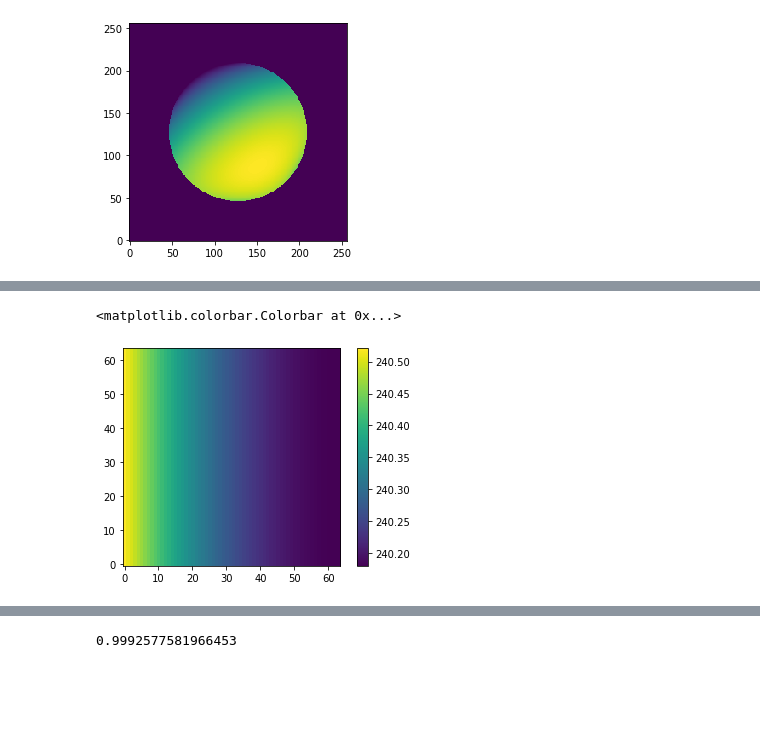
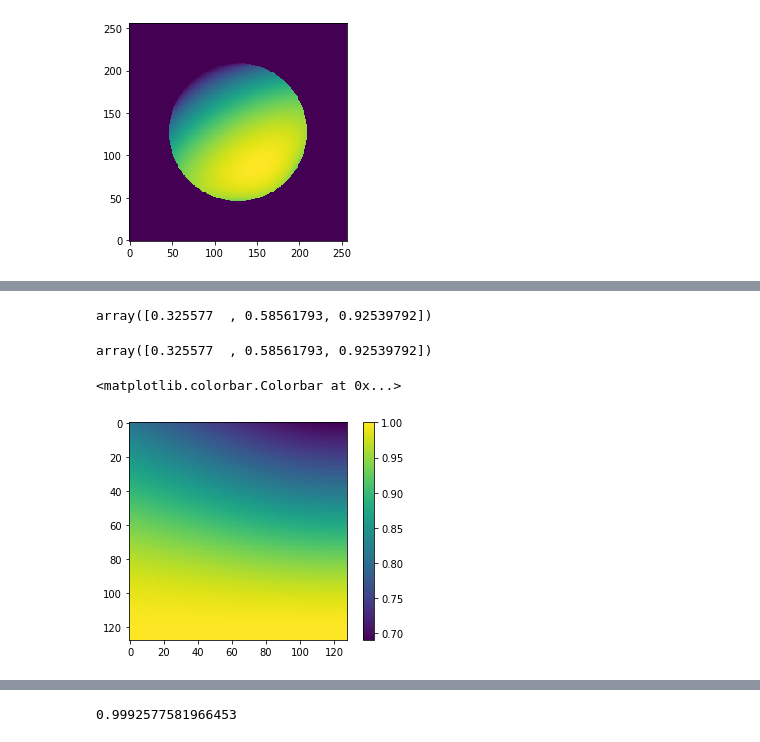
Before and after one commit to d8xa/XRD-TAF, a Jupyter notebook: Prototype 3D.ipynb, the cells around one changed output, grey strips where cells are left out. Saved outputs shown, nothing was run; the diff lists cells and outputs as text; code cells hidden in the pictures; blank space fills up the shorter version.

```diff
--- a/Prototype 3D.ipynb
+++ b/Prototype 3D.ipynb
@@ -226,3 +233,16 @@ plt.imshow(np.flip(dists[:,:,0,1], 0), origin="lower")
+# %%
+np.array([
+    absorptions[:,:,0][absorptions[:,:,0]!=1].sum()/absorptions[absorptions[:,:,0]!=1].shape[0],
+    absorptions[:,:,1][absorptions[:,:,1]!=1].sum()/absorptions[absorptions[:,:,1]!=1].shape[0],
+    absorptions[:,:,2][absorptions[:,:,2]!=1].sum()/absorptions[absorptions[:,:,2]!=1].shape[0]
+]
+)
+# %% [output]
+array([0.325577  , 0.58561793, 0.92539792])
+# %%
+seg.get_absorptionfactor(dists, seg.mu)
+# %% [output]
+array([0.325577  , 0.58561793, 0.92539792])
 # %%
 class Detector:
     """
@@ -342,8 +379,8 @@ class Detector:
 
         return absorptionfactors
 # %%
-im = plt.imshow(det.trig[:,:,1], origin="lower")
-plt.colorbar(im)
+plt.imshow(det.trig[:,0,1]/det.trig[:,:,2], origin="upper");
+plt.colorbar()
 # %% [output]
 <matplotlib.colorbar.Colorbar at 0x...>
-[figure, old version]
+[figure, new version]
```
Also changed, not shown: parts of 21 cells of this notebook.
